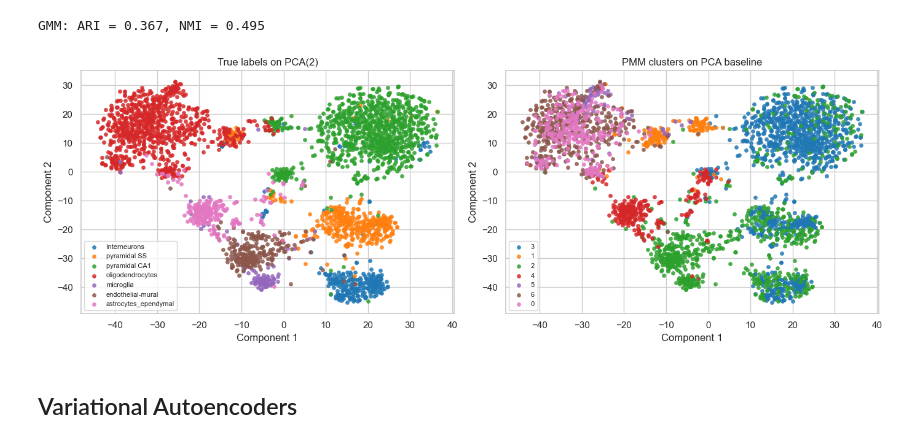
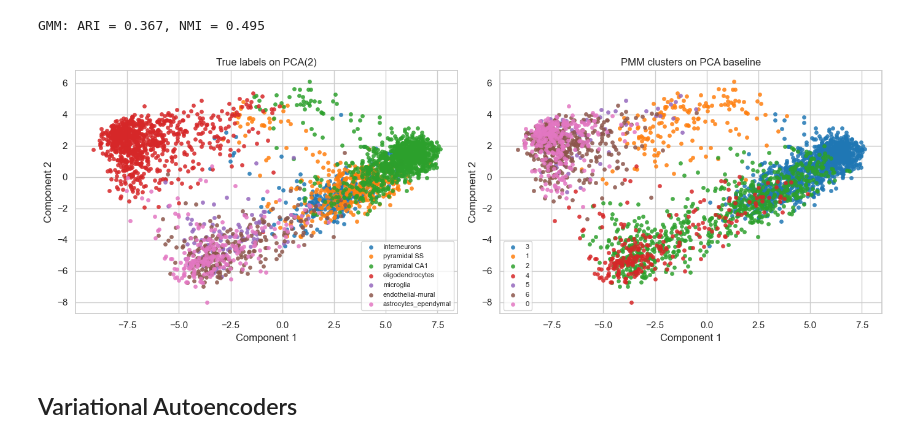
Before and after one commit to nikita-jaya/gene-expression-project, a Jupyter notebook: gene-expression-code.ipynb, the cells around one changed output. Saved outputs shown, nothing was run; the diff lists cells and outputs as text; code cells hidden in the pictures.

```diff
--- a/gene-expression-code.ipynb
+++ b/gene-expression-code.ipynb
@@ -301,12 +301,12 @@ print(f"GMM: ARI = {pmm_ari:.3f}, NMI = {pmm_nmi:.3f}")
 GMM: ARI = 0.367, NMI = 0.495
 # %%
 fig, axes = plt.subplots(1, 2, figsize=(14, 5))
-plot_embedding(axes[0], X_embedded, hidden_labels, "True labels on PCA(2)")
-plot_embedding(axes[1], X_embedded, clusters, "PMM clusters on PCA baseline")
+plot_embedding(axes[0], pca8, hidden_labels, "True labels on PCA(2)")
+plot_embedding(axes[1], pca8, clusters, "PMM clusters on PCA baseline")
 plt.tight_layout()
 plt.show()
 # %% [output]
-[figure, old version]
+[figure, new version]
 # %% [markdown]
 ## Variational Autoencoders
 # %%
```
Also changed, not shown: parts of 4 cells of this notebook, 4 other files.
